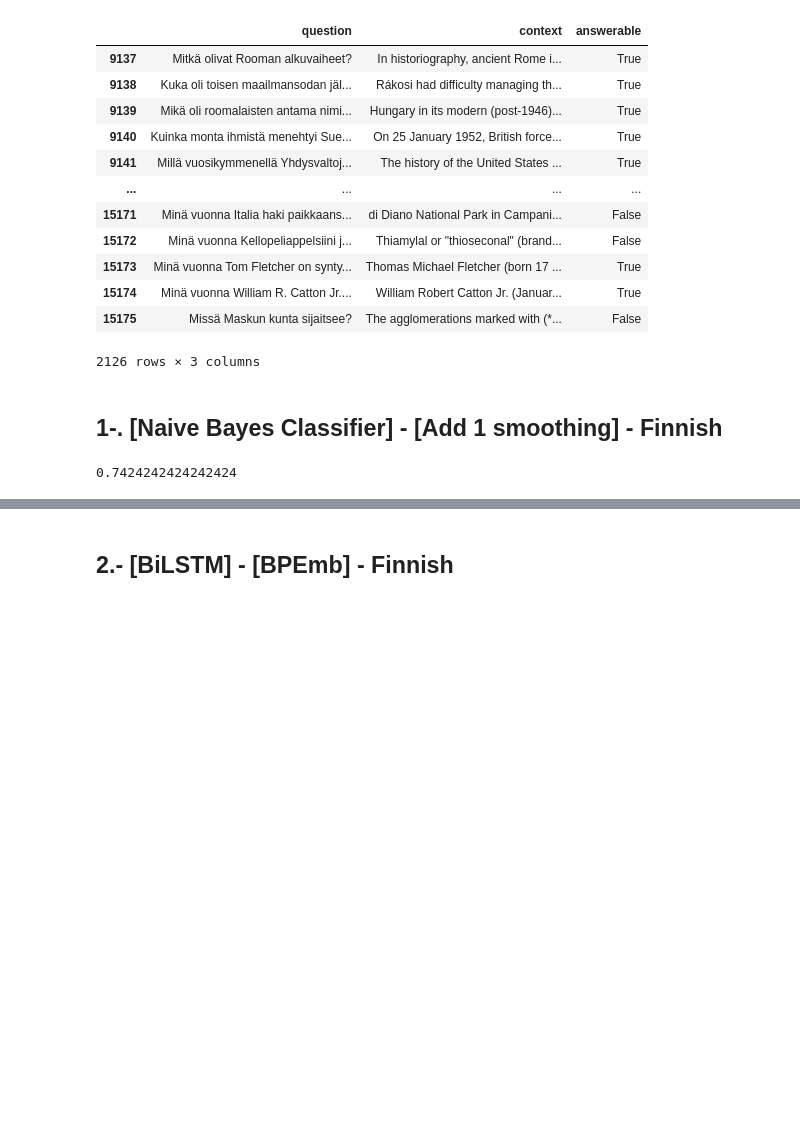
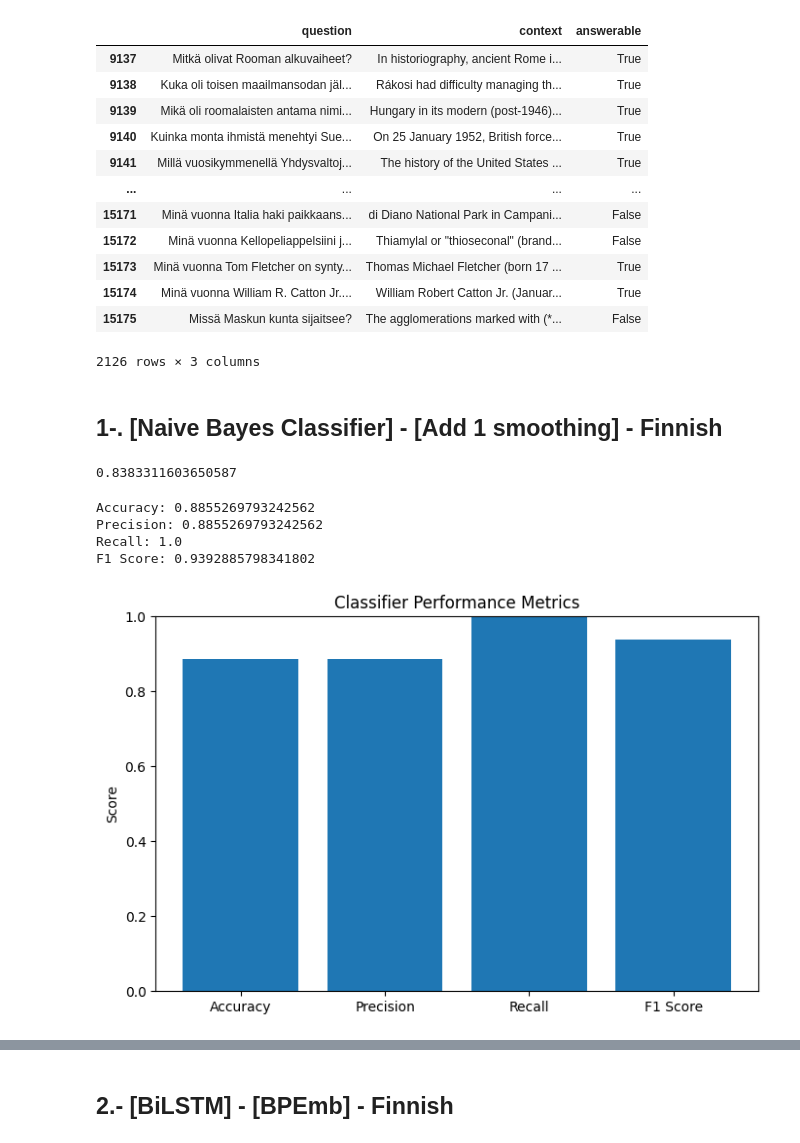
Before and after one commit to janljubas/nlp-project-group15, a Jupyter notebook: week_3/code_week_3.ipynb, the cells around one changed output, grey strips where cells are left out. Cells and saved outputs as stored; diff of their text form; code cells hidden in the pictures; blank space fills up the shorter version.

Commit message:
feat/added metric calculation

```diff
--- a/week_3/code_week_3.ipynb
+++ b/week_3/code_week_3.ipynb
@@ -163,6 +159,8 @@ def naive_bayes_fi(model,text):
 # %%
-def evaluate(test_data,model):
-    test = test_data.loc[(test_data["lang"] == "fi")][["question","answerable"]]
+model = train_naive_bayes_fi(train_data, "ja", "finnish")
+
+def evaluate(test_data,model, lang:str = "ru"):
+    test = test_data.loc[(test_data["lang"] == lang)][["question","answerable"]]
     test['eval'] = test['question'].apply(lambda x: naive_bayes_fi(model, x))
     test['is_correct'] = test['answerable'] == test['eval']
 
@@ -171,6 +169,42 @@ def evaluate(test_data,model):
 
     return num_correct/num_quest
 
-evaluate(test_data,model)
+evaluate(test_data,model, "ja")
 # %% [output]
-0.7424242424242424
+0.8383311603650587
+# %%
+from sklearn.metrics import precision_score, recall_score, f1_score
+import matplotlib.pyplot as plt
+
+def evaluate_with_metrics(test_data, model, language:str = "ru"):
+    # Filter and make predictions
+    test = test_data.loc[(test_data["lang"] == language)][["question", "answerable"]]
+    test['predicted'] = test['question'].apply(lambda x: naive_bayes_fi(model, x))
+
+    # Calculate metrics
+    accuracy = (test['answerable'] == test['predicted']).mean()
+    precision = precision_score(test['answerable'], test['predicted'], zero_division=0)
+    recall = recall_score(test['answerable'], test['predicted'], zero_division=0)
+    f1 = f1_score(test['answerable'], test['predicted'], zero_division=0)
+
+    print("Accuracy:", accuracy)
+    print("Precision:", precision)
+    print("Recall:", recall)
+    print("F1 Score:", f1)
+
+    # Visualization
+    metrics = {'Accuracy': accuracy, 'Precision': precision, 'Recall': recall, 'F1 Score': f1}
+    plt.figure(figsize=(8, 5))
+    plt.bar(metrics.keys(), metrics.values())
+    plt.title("Classifier Performance Metrics")
+    plt.ylabel("Score")
+    plt.ylim(0, 1)
+    plt.show()
+
+evaluate_with_metrics(test_data, model)
+# %% [output]
+Accuracy: 0.8855269793242562
+Precision: 0.8855269793242562
+Recall: 1.0
+F1 Score: 0.9392885798341802
+[figure, added]
```
Also changed, not shown: parts of 13 cells of this notebook.
